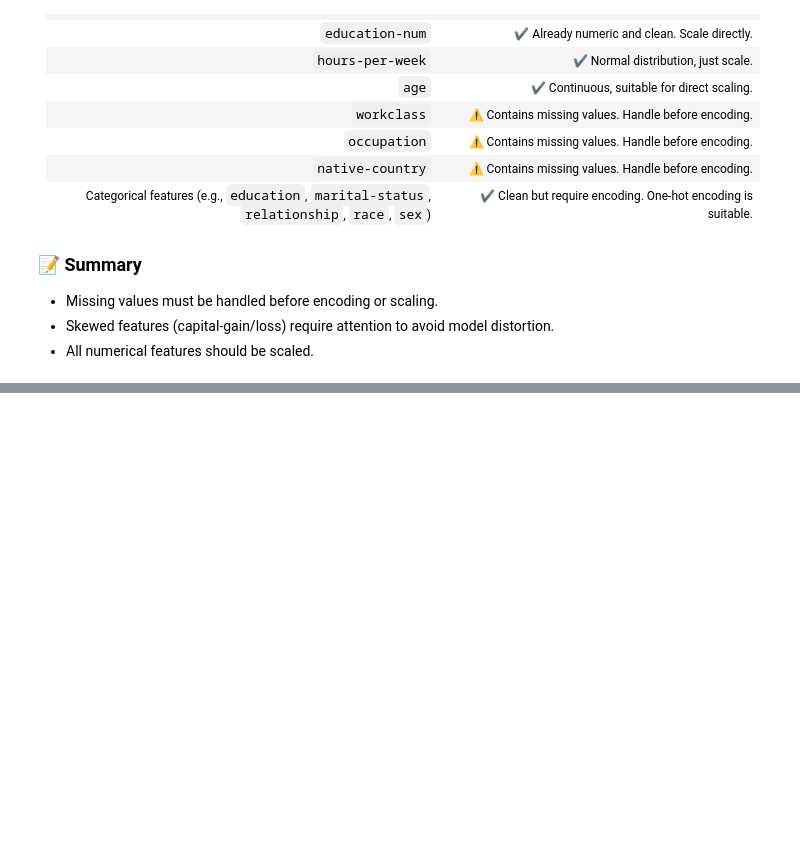
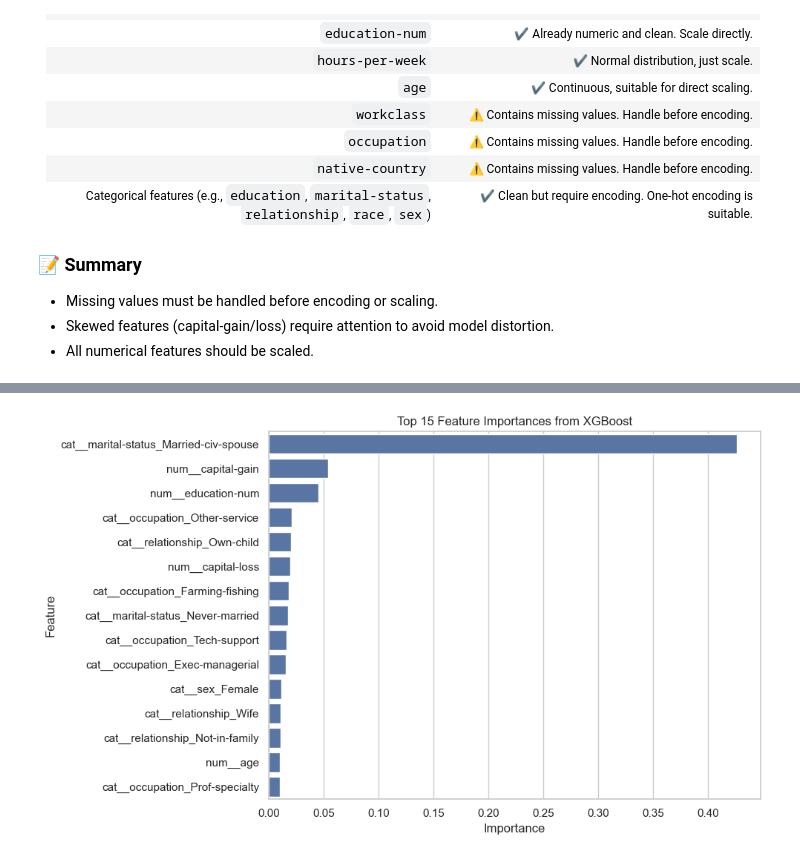
Before and after one commit to maalekj/Predicting-High-Income-Individuals-from-Demographic-Data, a Jupyter notebook: income-predict.ipynb, the cells around one changed output, grey strips where cells are left out. Saved outputs shown, nothing was run; the diff lists cells and outputs as text; code cells hidden in the pictures; blank space fills up the shorter version.

```diff
--- a/income-predict.ipynb
+++ b/income-predict.ipynb
@@ -301,0 +565,17 @@ Before sending the data into machine learning models, the following features req
+# %%
+from xgboost import XGBClassifier
+
+# XGBoost requires dense input
+X_train_dense = X_train_processed.toarray()
+X_val_dense = X_val_processed.toarray()
+
+# Initialize and train
+xgb = XGBClassifier(eval_metric='logloss', random_state=42)
+xgb.fit(X_train_dense, y_train)
+
+# Predict and evaluate
+y_val_pred_xgb = xgb.predict(X_val_dense)
+
+print("Validation Accuracy:", accuracy_score(y_val, y_val_pred_xgb))
+print("\nConfusion Matrix:\n", confusion_matrix(y_val, y_val_pred_xgb))
+print("\nClassification Report:\n", classification_report(y_val, y_val_pred_xgb))
@@ -301,0 +598,18 @@ Before sending the data into machine learning models, the following features req
+# %%
+# Get feature importances
+xgb_importances = xgb.feature_importances_
+xgb_importance_df = pd.DataFrame({
+    "Feature": feature_names,
+    "Importance": xgb_importances
+})
+
+# Sort and plot top 15
+top_xgb_features = xgb_importance_df.sort_values(by="Importance", ascending=False).head(15)
+
+plt.figure(figsize=(10, 6))
+sns.barplot(data=top_xgb_features, x="Importance", y="Feature")
+plt.title("Top 15 Feature Importances from XGBoost")
+plt.tight_layout()
+plt.show()
+# %% [output]
+[figure, added]
```
Also changed, not shown: parts of 22 cells of this notebook.
